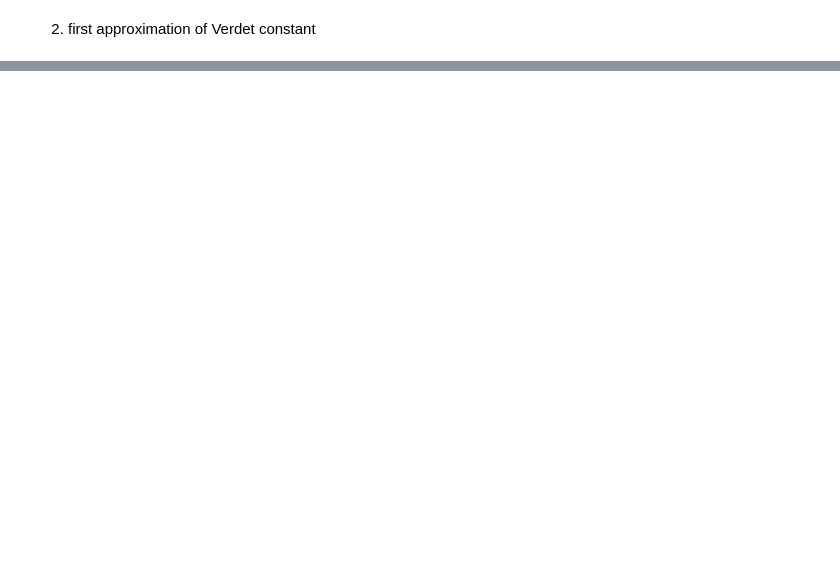
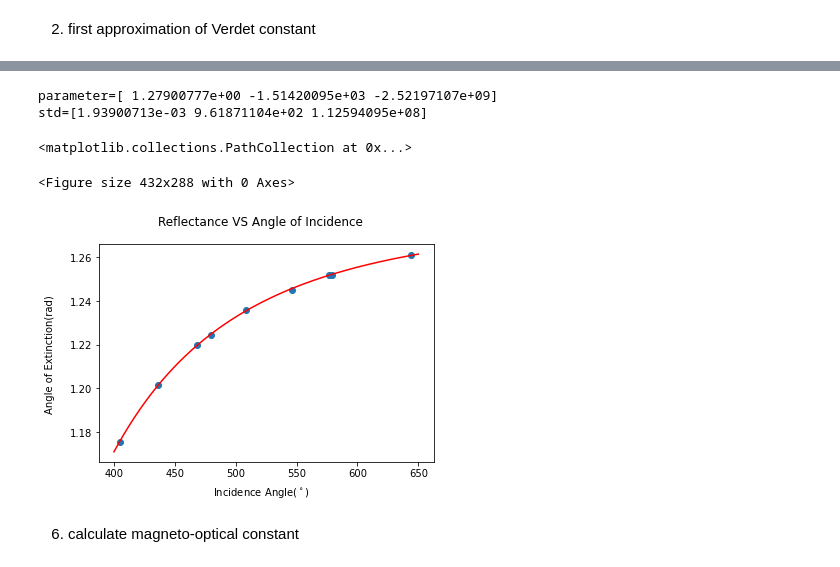
Before and after one commit to alberthu233/phys311_lab_report, a Jupyter notebook: faraday_rotation/faraday.ipynb, the cells around one changed output, grey strips where cells are left out. Saved outputs shown, nothing was run; the diff lists cells and outputs as text; code cells hidden in the pictures; blank space fills up the shorter version.

```diff
--- a/faraday_rotation/faraday.ipynb
+++ b/faraday_rotation/faraday.ipynb
@@ -30,0 +180,3 @@ df2.head()
+# %%
+df5 = pd.read_csv("dispersion.csv")
+df5.head()
@@ -30,0 +190,4 @@ df2.head()
+# %%
+df5["n"] = df5["ang_rad"].apply(sn)
+df5["wave_sq"] = df5["Wavelength"].apply(wave)
+df5.head()
@@ -30,0 +201,35 @@ df2.head()
+# %%
+# wavelegnth linear fit
+def dispersion(x, a, b, c):
+    t1 = a
+    t2 = b/(x**2)
+    t3 = c/(x**4)
+    return t1 + t2 + t3
+
+def fit(f,x,y):
+    popt, pcov = curve_fit(f, x, y, bounds=[(-1,-3e5,-3e15),(2,3e5,3e15)],p0=[0,-2000,-50000])
+    return popt, pcov
+
+dispersion_fit = fit(dispersion, df5["Wavelength"], df5["n"])
+print("parameter={}".format(dispersion_fit[0]))
+print("std={}".format(np.sqrt(np.diag(dispersion_fit[1]))))
+# %% [output]
+parameter=[ 1.27900777e+00 -1.51420095e+03 -2.52197107e+09]
+std=[1.93900713e-03 9.61871104e+02 1.12594095e+08]
+# %%
+xp = np.linspace(400,650,1000)
+
+plt.clf()
+fig = plt.figure()
+ax1 = fig.add_subplot(111)
+fig.suptitle("Reflectance VS Angle of Incidence")
+fig.text(0.5, 0.01, 'Incidence Angle($^\circ$)', ha='center')
+fig.text(0.001, 0.5, 'Angle of Extinction(rad)', va='center', rotation='vertical')
+ax1.plot(xp, dispersion(xp, *dispersion_fit[0]), color="red")
+ax1.scatter(df5["Wavelength"],df5["n"])
+# %% [output]
+<matplotlib.collections.PathCollection at 0x...>
+<Figure size 432x288 with 0 Axes>
+[figure, added]
+# %% [markdown]
+6. calculate magneto-optical constant
```
Also changed, not shown: parts of 17 cells of this notebook, 3 other files.
